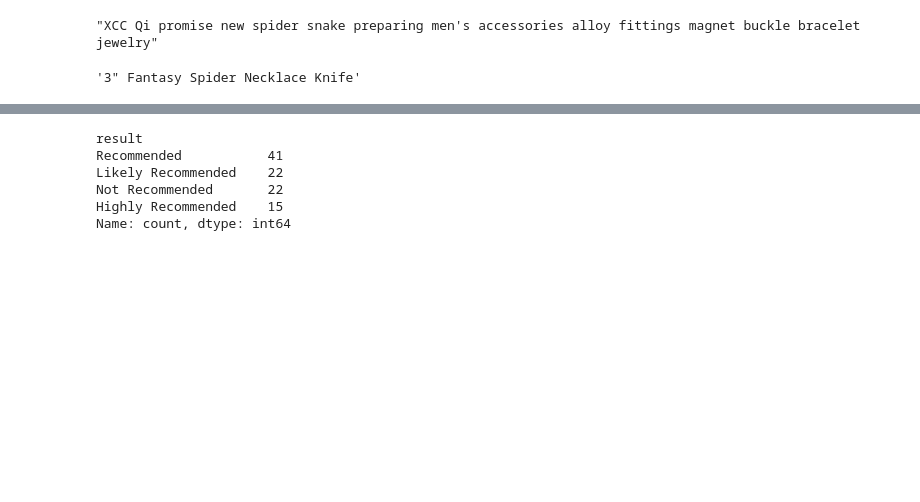
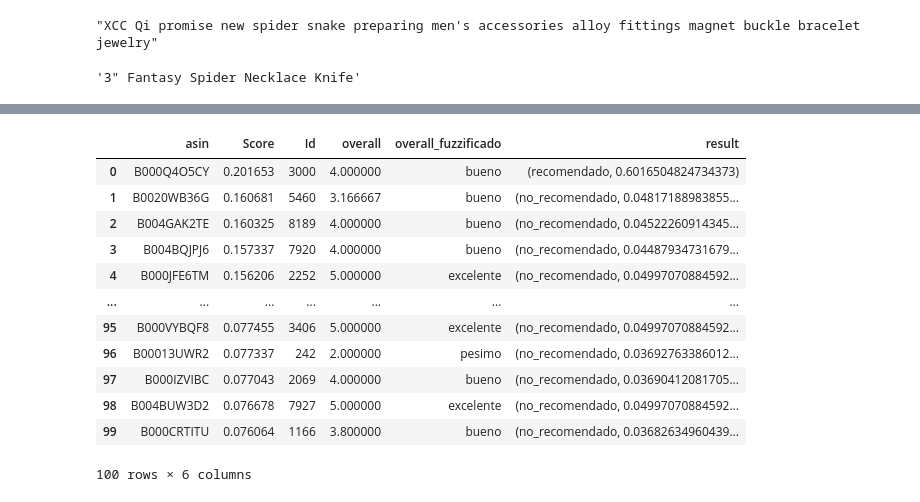
Before and after one commit to EmilioGinzo/fuzzy-recommendation-system-, a Jupyter notebook: analisis.ipynb, the cells around one changed output, grey strips where cells are left out. Drawn from its saved outputs; the diff is of its cells as text; code cells hidden in the pictures; blank space fills up the shorter version.

```diff
--- a/analisis.ipynb
+++ b/analisis.ipynb
@@ -322,15 +330,36 @@ def fuzzyReglas(similarity_score, overall_mean):
+# %%
+def sistema_recomendacion_defuzzificado (recomendacion):
+    if recomendacion <= 0.2:
+        return 'no_recomendado'
+    elif recomendacion <= 1.1:
+        return 'recomendado'
+    else:
+        return 'muy_recomendado'
+# %%
+def sistema_recomendacion( similarity, overall):
+    sistema_simulacion.input['overall'] = overall  # Ejemplo de calificación
+    sistema_simulacion.input['similaridad'] = similarity # Ejemplo de calificación
+    sistema_simulacion.compute() # Defuzzificación
+    return (sistema_recomendacion_defuzzificado(sistema_simulacion.output['recomendacion']),sistema_simulacion.output['recomendacion'] )
 # %%
 # Aplicar la función fuzzyReglas a cada fila y crear una nueva columna 'result'
-final_result['result'] = final_result.apply(lambda row: fuzzyReglas(row['Score'], row['overall_fuzzificado']), axis=1)
+final_result['result'] = final_result.apply(lambda row: sistema_recomendacion(row['Score'], row['overall']), axis=1)
 
 # Mostrar el DataFrame resultante
 # contar todos los resultados igual a 'Highly Recommended'
-print(final_result['result'].value_counts())
+final_result
 # %% [output]
+|  | asin | Score | Id | overall | overall_fuzzificado | result |
+| 0 | B000Q4O5CY | 0.201653 | 3000 | 4.000000 | bueno | (recomendado, 0.6016504824734373) |
+| 1 | B0020WB36G | 0.160681 | 5460 | 3.166667 | bueno | (no_recomendado, 0.04817188983855... |
+| 2 | B004GAK2TE | 0.160325 | 8189 | 4.000000 | bueno | (no_recomendado, 0.04522260914345... |
+| 3 | B004BQJPJ6 | 0.157337 | 7920 | 4.000000 | bueno | (no_recomendado, 0.04487934731679... |
+| 4 | B000JFE6TM | 0.156206 | 2252 | 5.000000 | excelente | (no_recomendado, 0.04997070884592... |
+| ... | ... | ... | ... | ... | ... | ... |
+| 95 | B000VYBQF8 | 0.077455 | 3406 | 5.000000 | excelente | (no_recomendado, 0.04997070884592... |
+| 96 | B00013UWR2 | 0.077337 | 242 | 2.000000 | pesimo | (no_recomendado, 0.03692763386012... |
+| 97 | B000IZVIBC | 0.077043 | 2069 | 4.000000 | bueno | (no_recomendado, 0.03690412081705... |
+| 98 | B004BUW3D2 | 0.076678 | 7927 | 5.000000 | excelente | (no_recomendado, 0.04997070884592... |
+| 99 | B000CRTITU | 0.076064 | 1166 | 3.800000 | bueno | (no_recomendado, 0.03682634960439... |
-result
-Recommended           41
-Likely Recommended    22
-Not Recommended       22
-Highly Recommended    15
-Name: count, dtype: int64
+100 rows × 6 columns
 # %%
```
Also changed, not shown: parts of 25 cells of this notebook.
